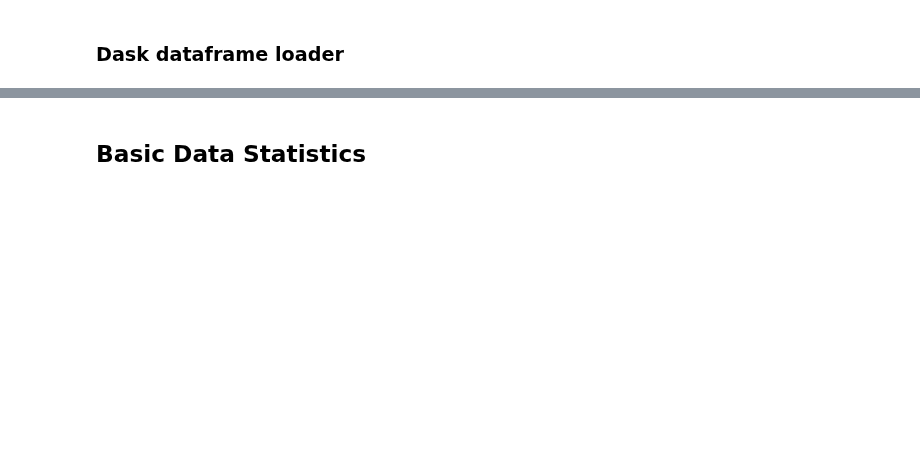
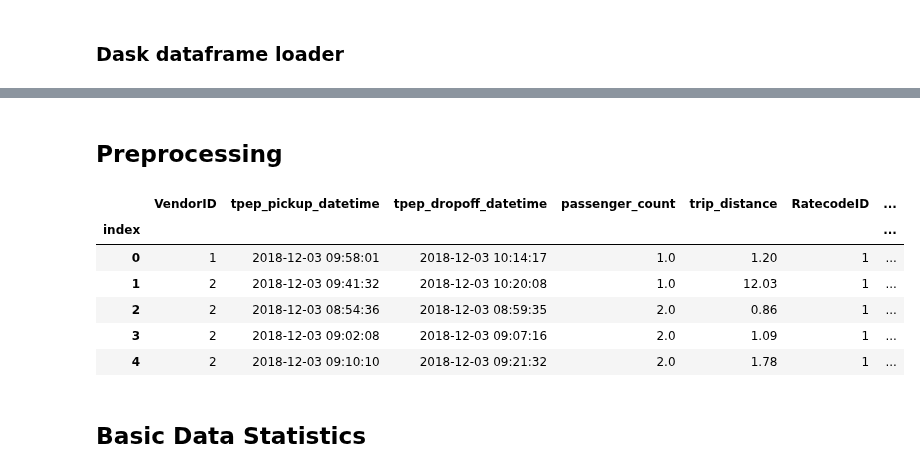
Before and after one commit to justinwhatley/interpretability_experiment, a Jupyter notebook: data_exploration.ipynb, the cells around one changed output, grey strips where cells are left out. Drawn from its saved outputs; the diff is of its cells as text; code cells hidden in the pictures; blank space fills up the shorter version.

```diff
--- a/data_exploration.ipynb
+++ b/data_exploration.ipynb
@@ -61,0 +97,2 @@ print(ddf.dtypes)
+# %% [markdown]
+## Preprocessing
@@ -62,3 +106,13 @@ print(ddf.dtypes)
+# %%
+ddf.head()
+# %% [output]
+|  | VendorID | tpep_pickup_datetime | tpep_dropoff_datetime | passenger_count | trip_distance | RatecodeID | ... |
+| index |  |  |  |  |  |  | ... |
+| 0 | 1 | 2018-12-03 09:58:01 | 2018-12-03 10:14:17 | 1.0 | 1.20 | 1 | ... |
+| 1 | 2 | 2018-12-03 09:41:32 | 2018-12-03 10:20:08 | 1.0 | 12.03 | 1 | ... |
+| 2 | 2 | 2018-12-03 08:54:36 | 2018-12-03 08:59:35 | 2.0 | 0.86 | 1 | ... |
+| 3 | 2 | 2018-12-03 09:02:08 | 2018-12-03 09:07:16 | 2.0 | 1.09 | 1 | ... |
+| 4 | 2 | 2018-12-03 09:10:10 | 2018-12-03 09:21:32 | 2.0 | 1.78 | 1 | ... |
 # %% [markdown]
 ## Basic Data Statistics
 # %%
```
Also changed, not shown: parts of 11 cells of this notebook.
